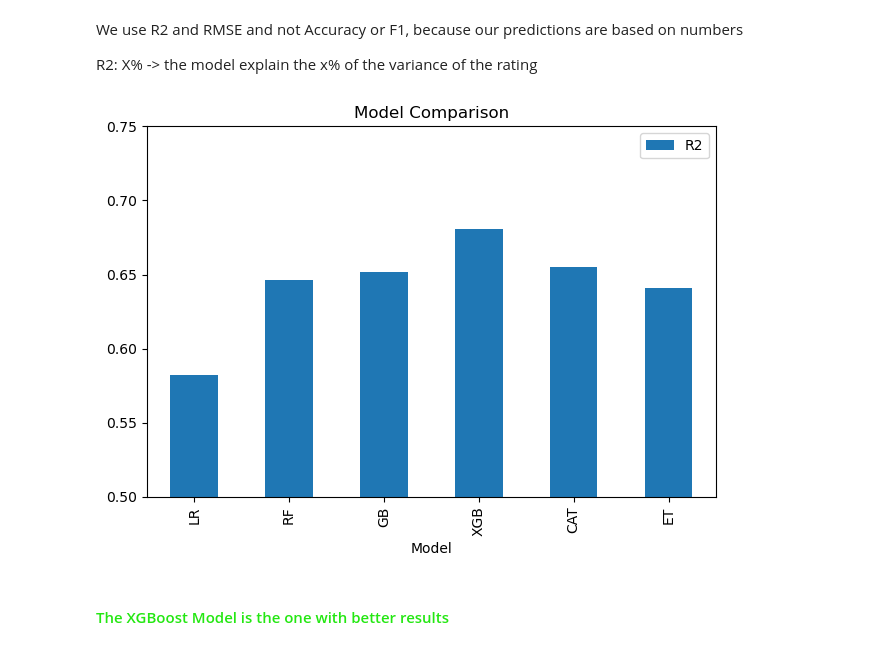
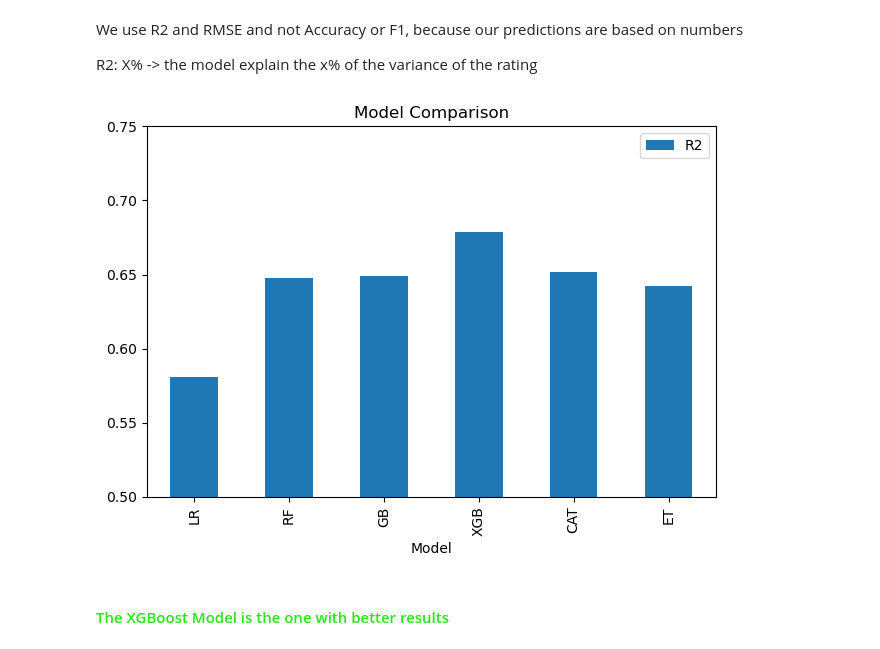
Before and after one commit to aitor-vergaramartin/What2Play, a Jupyter notebook: notebooks/03_Model Training.ipynb, the cells around one changed output. Cells and saved outputs as stored; diff of their text form; code cells hidden in the pictures.

```diff
--- a/notebooks/03_Model Training.ipynb
+++ b/notebooks/03_Model Training.ipynb
@@ -141,17 +143,17 @@ R2: X% -> the model explain the x% of the variance of the rating
 # %%
 model_scores = pd.DataFrame({
     "Model": ["LR","RF","GB","XGB","CAT","ET"],
-    "R2":[0.582,0.646,0.652,0.681,0.655,0.641]
+    "R2":[0.581,0.648,0.649,0.679,0.652,0.642]
 })
 
 model_scores.set_index("Model").plot(kind="bar")
 
 plt.ylim(0.5, 0.75)
 plt.title("Model Comparison")
 plt.tight_layout()
 plt.show()
 # %% [output]
-[figure, old version]
+[figure, new version]
 # %% [markdown]
 <h4 style="color: #24e712;"> The XGBoost Model is the one with better results </h4>
 # %% [markdown]
```
Also changed, not shown: parts of 13 cells of this notebook, 3 other files.
